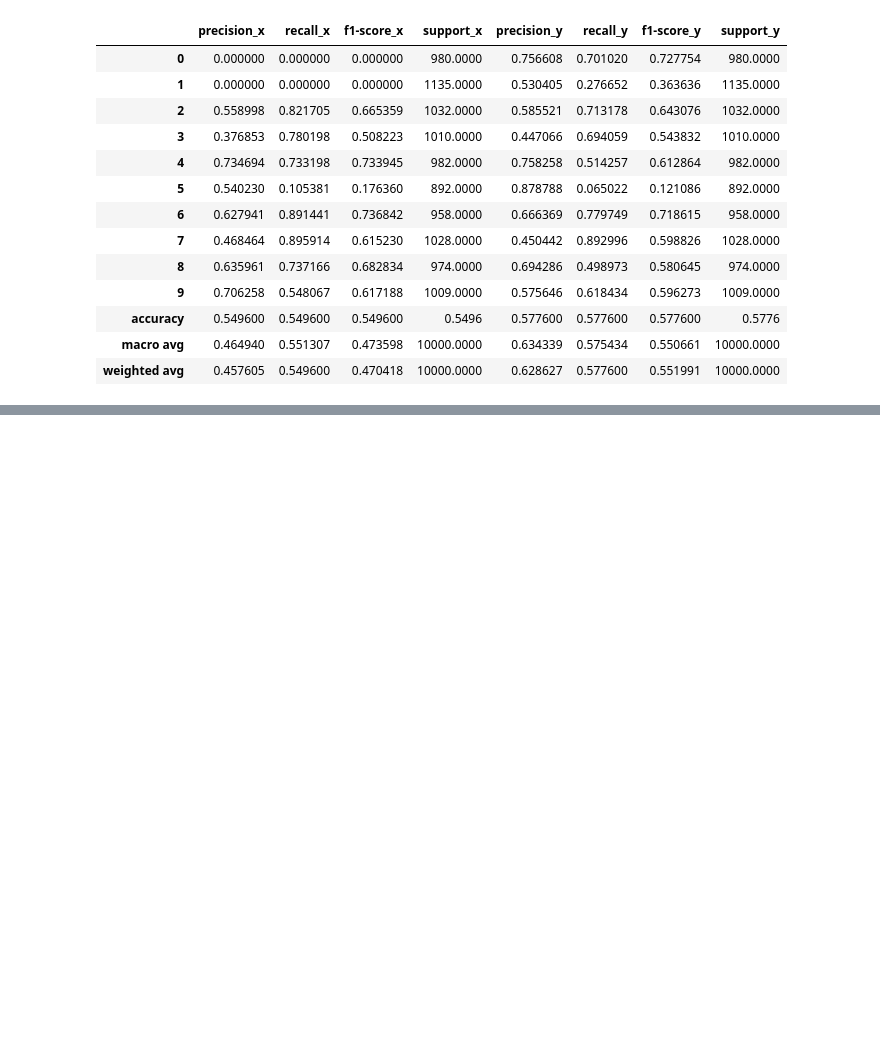
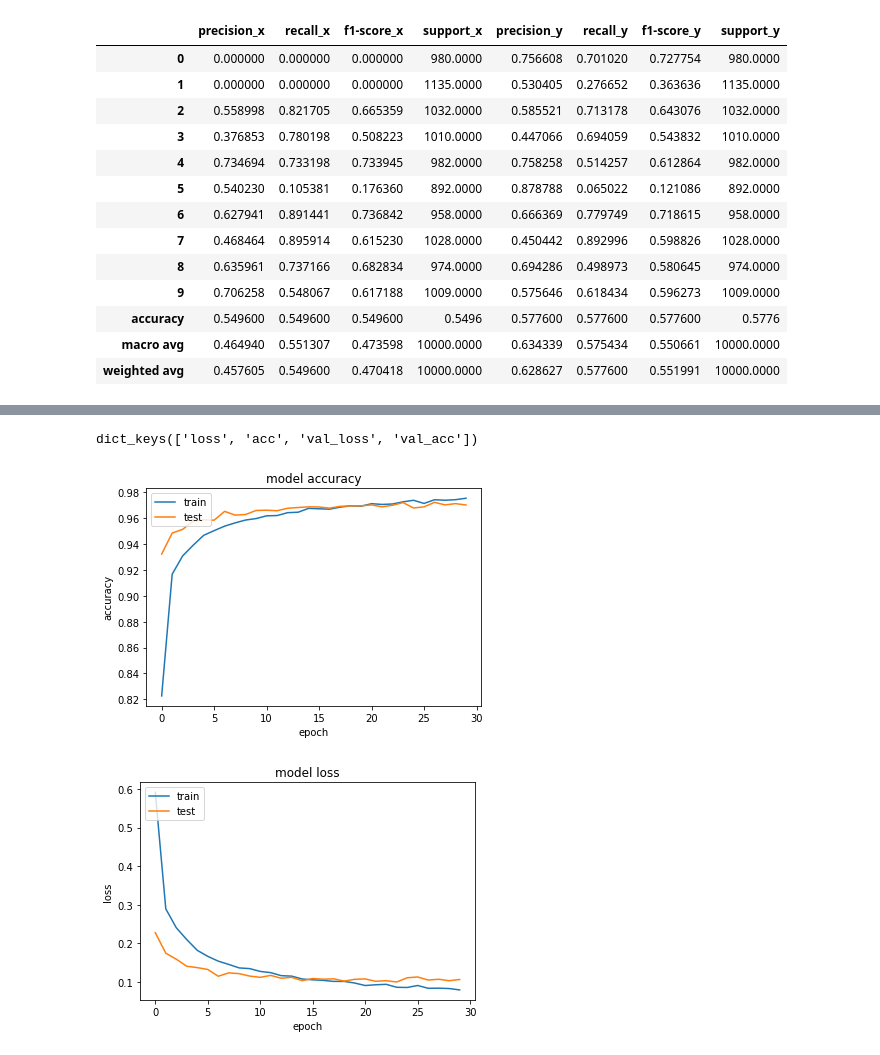
Before and after one commit to adamuag/Imbalance_data, a Jupyter notebook: minst_digits.ipynb, the cells around one changed output, grey strips where cells are left out. Cells and saved outputs as stored; diff of their text form; code cells hidden in the pictures; blank space fills up the shorter version.

```diff
--- a/minst_digits.ipynb
+++ b/minst_digits.ipynb
@@ -29,6 +35,7 @@ def group_all_labels(data, num=100, minor=[]):
 
     labels = np.unique(data)
     co_l = []
+    min_col =[]
     if not minor:
         for l in labels:
             el_l = np.where(np.array(data) == l)
@@ -39,12 +46,13 @@ def group_all_labels(data, num=100, minor=[]):
             if l in minor:
                 el_l = np.where(np.array(data) == l)
                 co_l.append((el_l[0])[:num])
+                min_col.append((el_l[0])[:num])
             else:
                 el_l = np.where(np.array(data) == l)
                 co_l.append(el_l[0])
-    return co_l
+    return co_l, min_col
 # %%
-grouped_labels = group_all_labels(train_labels, 2000, [0, 1])
+grouped_labels, min_label = group_all_labels(train_labels, 2000, [0, 1])
 gr_data = []
 gr_labels = []
 for index, q in enumerate(grouped_labels):
@@ -52,6 +60,9 @@ for index, q in enumerate(grouped_labels):
     for r in q:
         gr_data.append(train_images[r])
         gr_labels.append(train_labels[r])
+
+gr_min_data = []
+gr_min_labels = []
 # %% [output]
 class 0 : number of samples : 2000
 class 1 : number of samples : 2000
@@ -376,0 +390,10 @@ combined_pd
+# %%
+bl_model = build_model()
+batch_size=64
+epochs=30
+bl_history = bl_model.fit(train_x, train_y, batch_size=batch_size,
+                    epochs=epochs, validation_data=(test_images, test_y))
+
+bl_score = bl_model.evaluate(test_images, test_y, verbose=0)
+print('test loss: ', bl_score[0])
+print('test accuracy: ', bl_score[1] )
@@ -376,0 +435,20 @@ combined_pd
+# %%
+print(bl_history.history.keys())
+plt.plot(bl_history.history['acc'])
+plt.plot(bl_history.history['val_acc'])
+plt.title('model accuracy')
+plt.ylabel('accuracy')
+plt.xlabel('epoch')
+plt.legend(['train', 'test'], loc='upper left')
+plt.show()
+plt.plot(bl_history.history['loss'])
+plt.plot(bl_history.history['val_loss'])
+plt.title('model loss')
+plt.ylabel('loss')
+plt.xlabel('epoch')
+plt.legend(['train', 'test'], loc='upper left')
+plt.show()
+# %% [output]
+dict_keys(['loss', 'acc', 'val_loss', 'val_acc'])
+[figure, added]
+[figure, added]
```
Also changed, not shown: parts of 15 cells of this notebook, 2 other files.
